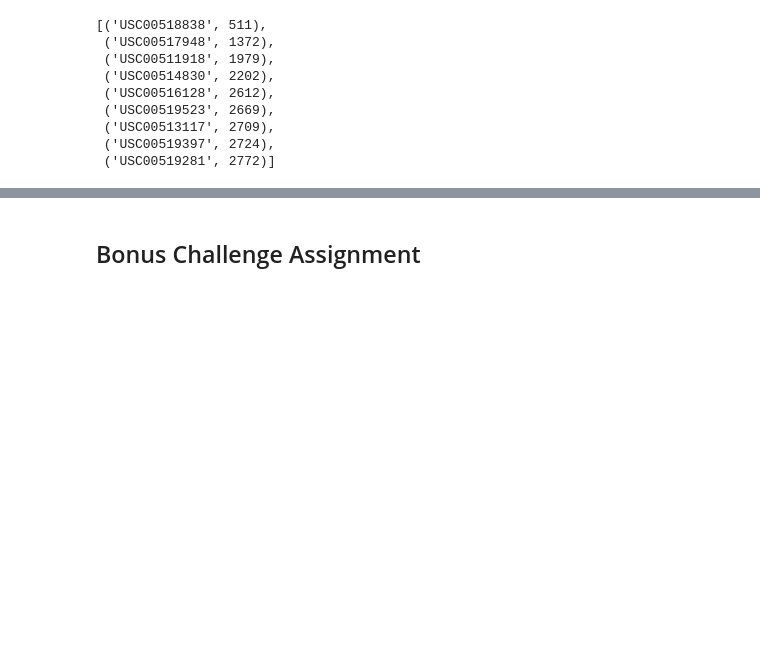
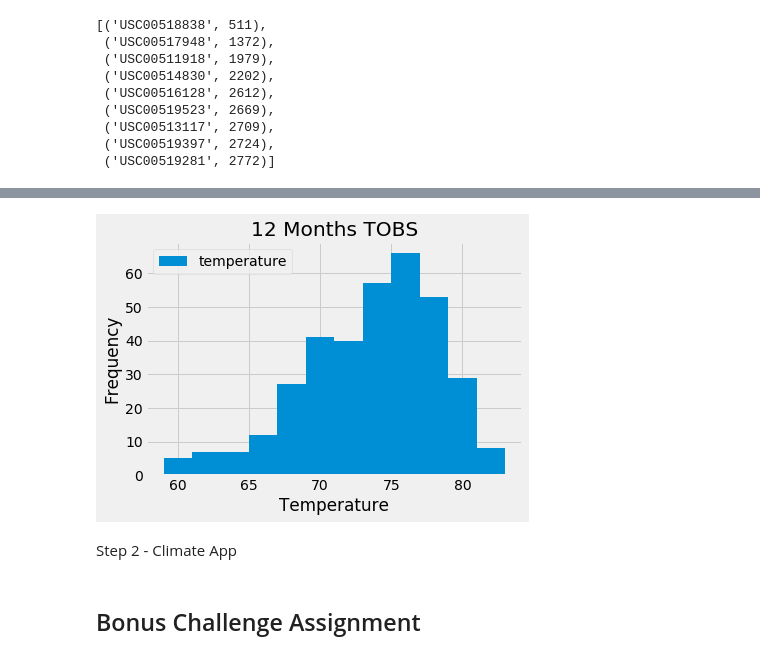
Before and after one commit to kristyski/sqlalchemy-challenge, a Jupyter notebook: climate_starter.ipynb, the cells around one changed output, grey strips where cells are left out. Drawn from its saved outputs; the diff is of its cells as text; code cells hidden in the pictures; blank space fills up the shorter version.

```diff
--- a/climate_starter.ipynb
+++ b/climate_starter.ipynb
@@ -231,3 +244,7 @@ stations_active
 # %%
 # Choose the station with the highest number of temperature observations.
 # Query the last 12 months of temperature observation data for this station and plot the results as a histogram
+
+twelve_months = session.query(Measurement.tobs).filter(Measurement.date>=new_date).\
+                filter(Measurement.station == 'USC00519281').all()
+twelve_months
@@ -234,3 +269,14 @@ stations_active
+# %%
+histo = pd.DataFrame(twelve_months, columns = ["temperature"])
+# %%
+histo.plot.hist(bins=12, title = "12 Months TOBS")
+plt.xlabel("Temperature")
+plt.savefig("TOBS.png", bbox_inches="tight")
+plt.show()
+# %% [output]
+[figure, added]
+# %% [markdown]
+Step 2 - Climate App
 # %% [markdown]
 ## Bonus Challenge Assignment
 # %%
```
Also changed, not shown: parts of 6 cells of this notebook, 1 other file.
